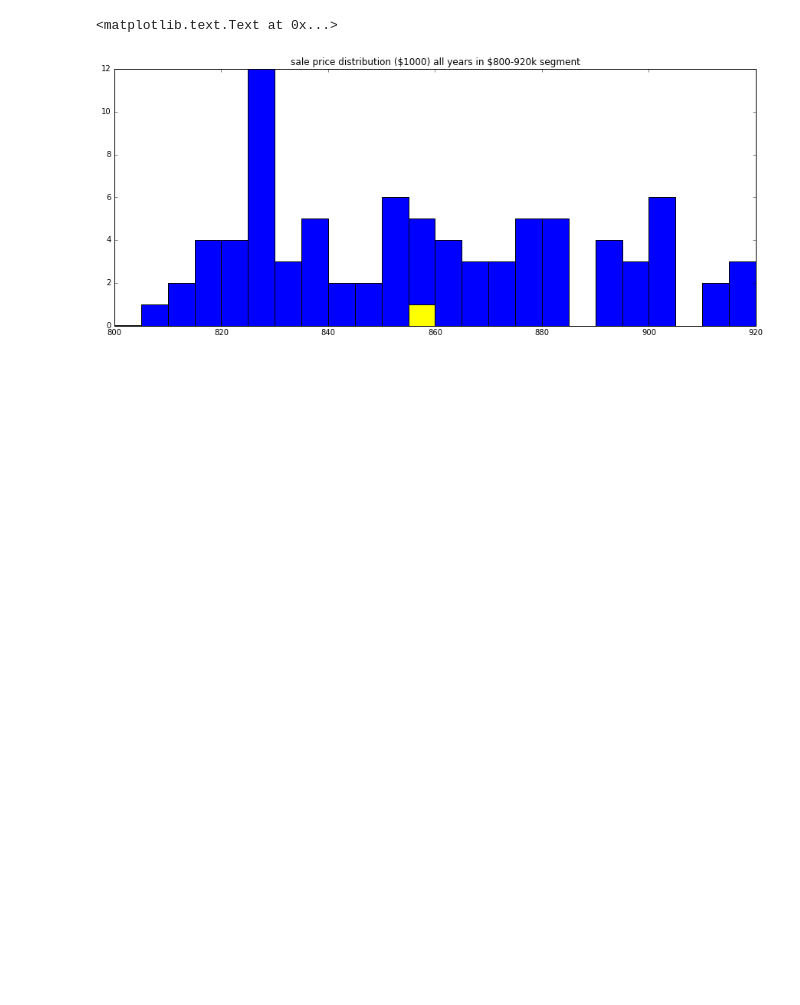
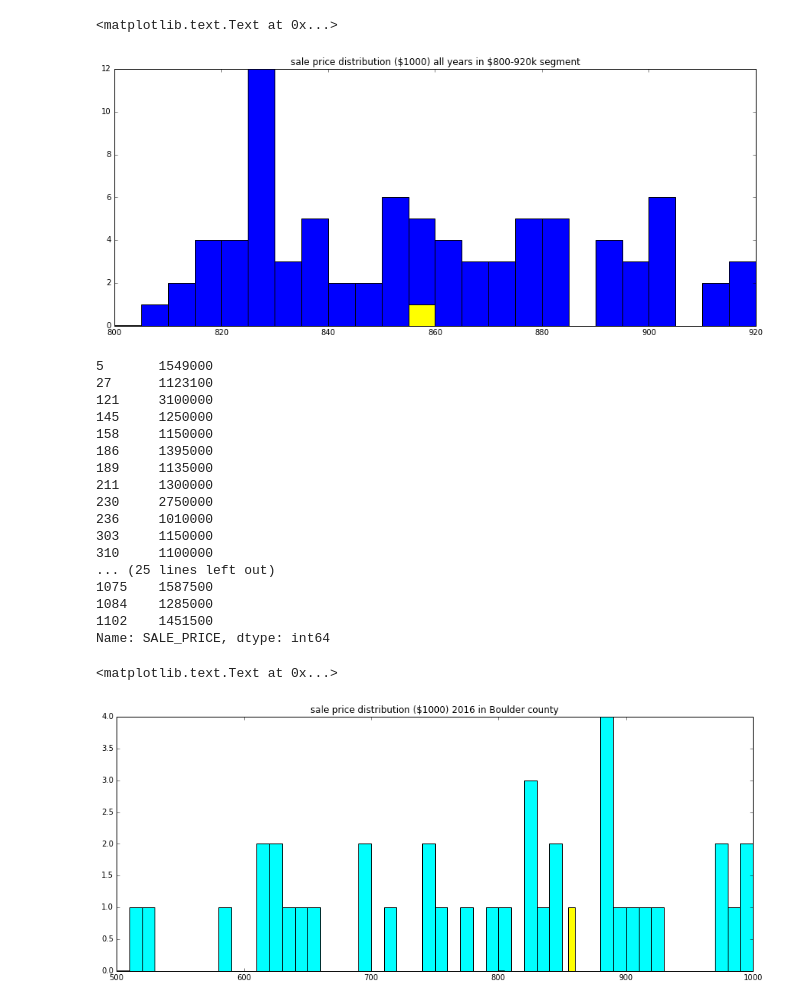
Before and after one commit to pletzer/jupyterMoons, a Jupyter notebook: HousePrices.ipynb, the cells around one changed output. Cells and saved outputs as stored; diff of their text form; code cells hidden in the pictures; blank space fills up the shorter version.

```diff
--- a/HousePrices.ipynb
+++ b/HousePrices.ipynb
@@ -151,3 +151,34 @@ pyplot.title('sale price distribution (\$1000) all years in \$800-920k segment')
 # %% [output]
 <matplotlib.text.Text at 0x...>
 [figure]
+# %%
+dataBoulder = data16[data16['CITY'] == 'BOULDER']
+dataBoulder = dataBoulder[dataBoulder['ABOVE_GROUND_SQFT'] > 2000]
+print(dataBoulder[dataBoulder['SALE_PRICE'] > 1000000]['SALE_PRICE'])
+pyplot.hist(dataBoulder['SALE_PRICE']/1e3,
+            color='cyan',
+            bins=numpy.linspace(500, 1000, 51))
+pyplot.hist([ourPrice/1e3],
+           color = 'yellow',
+           bins=numpy.linspace(800, 920, 25))
+pyplot.title('sale price distribution (\$1000) 2016 in Boulder county')
+# %% [output]
+5       1549000
+27      1123100
+121     3100000
+145     1250000
+158     1150000
+186     1395000
+189     1135000
+211     1300000
+230     2750000
+236     1010000
+303     1150000
+310     1100000
+... (25 lines left out)
+1075    1587500
+1084    1285000
+1102    1451500
+Name: SALE_PRICE, dtype: int64
+<matplotlib.text.Text at 0x...>
+[figure, added]
```
Also changed, not shown: parts of 2 cells of this notebook, 3 other files.
